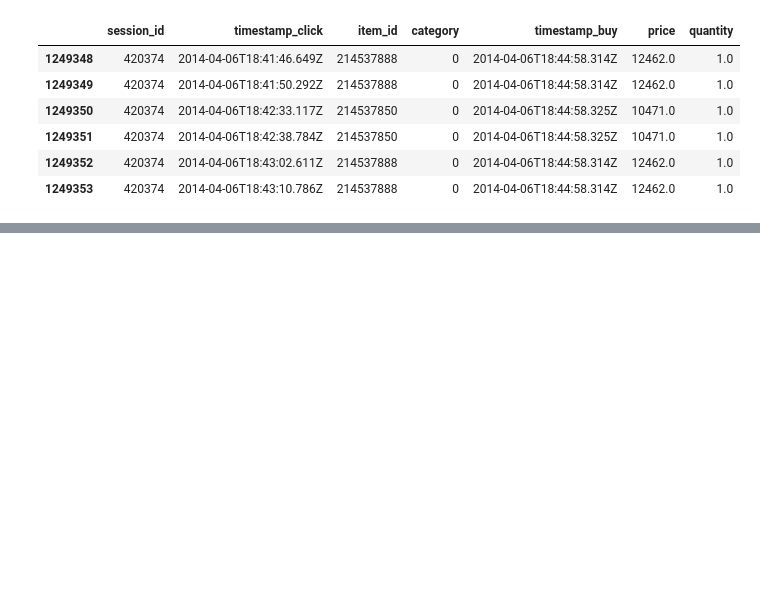
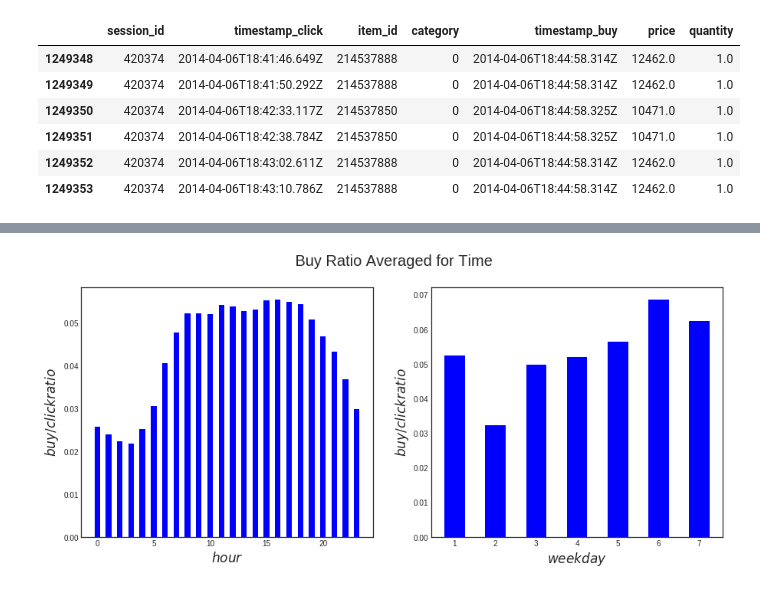
Before and after one commit to Salt-Peter/smai-proj, a Jupyter notebook: src/recsys-2015.ipynb, the cells around one changed output, grey strips where cells are left out. Saved outputs shown, nothing was run; the diff lists cells and outputs as text; code cells hidden in the pictures; blank space fills up the shorter version.

```diff
--- a/src/recsys-2015.ipynb
+++ b/src/recsys-2015.ipynb
@@ -100,0 +174,10 @@ display(df[df.session_id==420374])
+# %%
+# result_hours = pd.merge([click_hour_info,buys_hour_info], join = 'inner')
+result_hours = pd.merge(click_hour_info,buys_hour_info,on='hour', how='inner')
+# df = pd.merge(clicks_df, buys_df, on=['session_id','item_id'], how='left' , suffixes=('_click','_buy'))
+
+result_hours['ratio'] = result_hours['count_h_b']/result_hours['count_h_c']
+
+#result_weekdays = pd.concat([click_weekday_info,buys_weekday_info], axis = 1, join = 'inner')
+result_weekdays = pd.merge(click_weekday_info,buys_weekday_info,on='weekday', how='inner')
+result_weekdays['ratio'] = result_weekdays['count_w_b']/result_weekdays['count_w_c']
@@ -100,0 +194,21 @@ display(df[df.session_id==420374])
+# %%
+fig = plt.figure(figsize=(15,6))
+fig.suptitle(' Buy Ratio Averaged for Time', fontsize=20)
+
+ax1 = fig.add_subplot(121)
+ax2 = fig.add_subplot(122)
+
+#ax1.scatter(result_hours['hour'],result_hours['ratio'],color='b')
+ax1.bar(result_hours['hour'],result_hours['ratio'],width=0.5,color='b')
+
+
+ax1.set_xlabel('$hour$', fontsize=17)
+ax1.set_ylabel('$buy/click ratio$', fontsize=17)
+
+#ax2.scatter(result_weekdays['weekday'],result_weekdays['ratio'],color='b')
+ax2.bar(result_weekdays['weekday'],result_weekdays['ratio'],width=0.5,color='b')
+ax2.set_xlabel('$weekday$', fontsize=17)
+ax2.set_ylabel('$buy/click ratio$', fontsize=17)
+plt.show()
+# %% [output]
+[figure, added]
```
Also changed, not shown: parts of 8 cells of this notebook.
